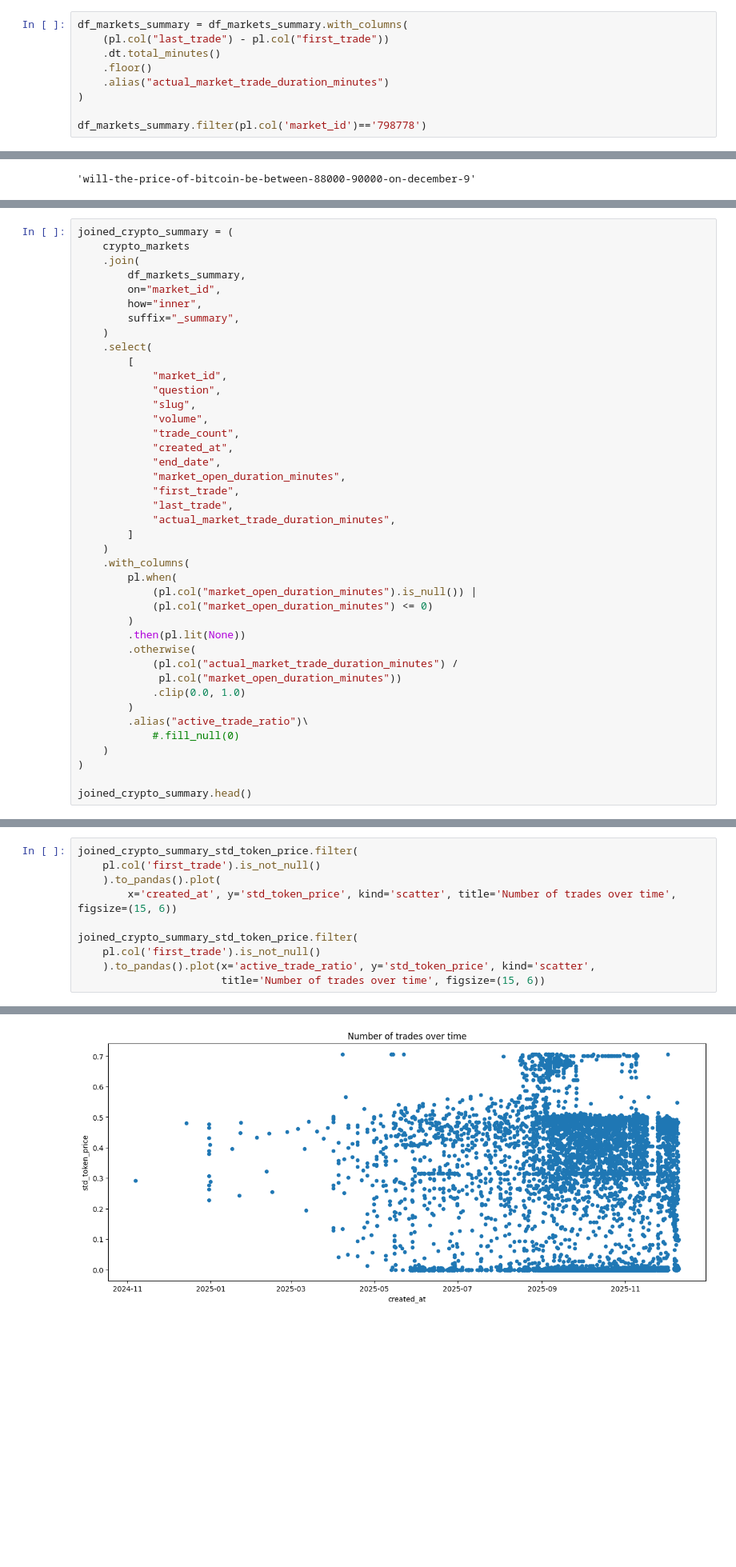
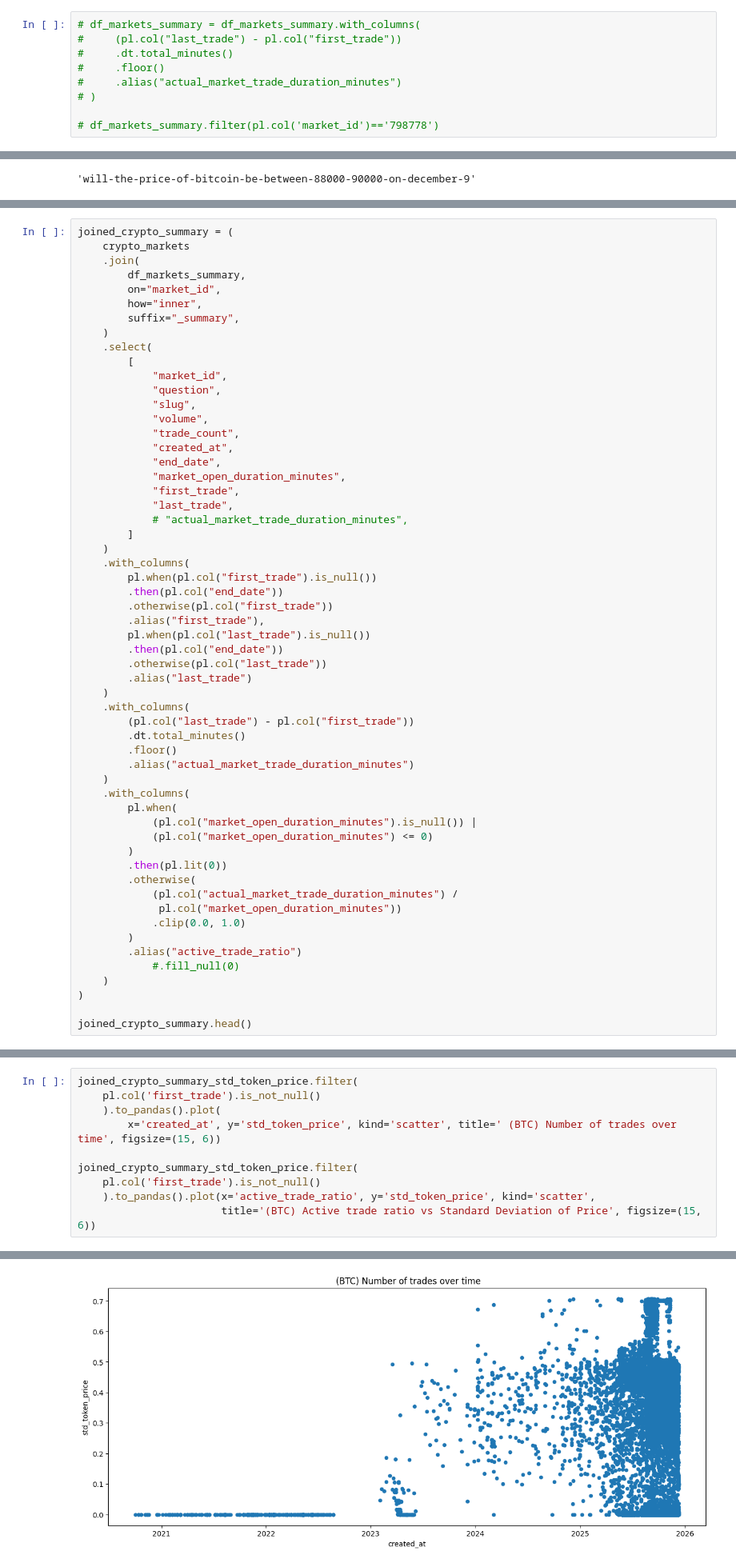
Before and after one commit to xlegend1024/GT-MSA-Spring-2026-Team-09, a Jupyter notebook: eda/hshin_eda_polymarket.ipynb, the cells around one changed output, grey strips where cells are left out. Shown at 80% size. Saved outputs shown, nothing was run; the diff lists cells and outputs as text; blank space fills up the shorter version.

Commit message:
update EDA for btc and poly market

```diff
--- a/eda/hshin_eda_polymarket.ipynb
+++ b/eda/hshin_eda_polymarket.ipynb
@@ -333,11 +562,11 @@ shape: (1, 11)
 | str | str | str | str | str | f64 | bool | bool | datetime[μs] | datetime[μs] | ... |
 | "798778" | "Will the price of Bitcoin be b… | "will-the-price-of-bitcoin-be-b… | "bitcoin-price-on-december-9" | "Crypto" | 8756.369075 | true | false | 2025-12-02 17:00:02 | 2025-12-09 17:00:00 | ... |
 # %%
-df_markets_summary = df_markets_summary.with_columns(
-    (pl.col("last_trade") - pl.col("first_trade"))
-    .dt.total_minutes()
-    .floor()
-    .alias("actual_market_trade_duration_minutes")
-)
+# df_markets_summary = df_markets_summary.with_columns(
+#     (pl.col("last_trade") - pl.col("first_trade"))
+#     .dt.total_minutes()
+#     .floor()
+#     .alias("actual_market_trade_duration_minutes")
+# )
 
-df_markets_summary.filter(pl.col('market_id')=='798778')
+# df_markets_summary.filter(pl.col('market_id')=='798778')
@@ -403,21 +629,37 @@ joined_crypto_summary = (
             "market_open_duration_minutes",
             "first_trade",
             "last_trade",
-            "actual_market_trade_duration_minutes",
+            # "actual_market_trade_duration_minutes",
         ]
+    )
+    .with_columns(
+        pl.when(pl.col("first_trade").is_null())
+        .then(pl.col("end_date"))
+        .otherwise(pl.col("first_trade"))
+        .alias("first_trade"),
+        pl.when(pl.col("last_trade").is_null())
+        .then(pl.col("end_date"))
+        .otherwise(pl.col("last_trade"))
+        .alias("last_trade")
+    )
+    .with_columns(
+        (pl.col("last_trade") - pl.col("first_trade"))
+        .dt.total_minutes()
+        .floor()
+        .alias("actual_market_trade_duration_minutes")
     )
     .with_columns(
         pl.when(
             (pl.col("market_open_duration_minutes").is_null()) |
             (pl.col("market_open_duration_minutes") <= 0)
         )
-        .then(pl.lit(None))
+        .then(pl.lit(0))
         .otherwise(
             (pl.col("actual_market_trade_duration_minutes") /
              pl.col("market_open_duration_minutes"))
             .clip(0.0, 1.0)
         )
-        .alias("active_trade_ratio")\
+        .alias("active_trade_ratio")
             #.fill_null(0)
     )
 )
@@ -601,10 +823,10 @@ shape: (27_662, 14)
 joined_crypto_summary_std_token_price.filter(
     pl.col('first_trade').is_not_null()
     ).to_pandas().plot(
-        x='created_at', y='std_token_price', kind='scatter', title='Number of trades over time', figsize=(15, 6))
+        x='created_at', y='std_token_price', kind='scatter', title=' (BTC) Number of trades over time', figsize=(15, 6))
 
 joined_crypto_summary_std_token_price.filter(
     pl.col('first_trade').is_not_null()
     ).to_pandas().plot(x='active_trade_ratio', y='std_token_price', kind='scatter',
-                       title='Number of trades over time', figsize=(15, 6))
+                       title='(BTC) Active trade ratio vs Standard Deviation of Price', figsize=(15, 6))
 # %% [output]
@@ -612 +834 @@ joined_crypto_summary_std_token_price.filter(
-[figure, old version]
+[figure, new version]
```
Also changed, not shown: parts of 49 cells of this notebook, 1 other file.
